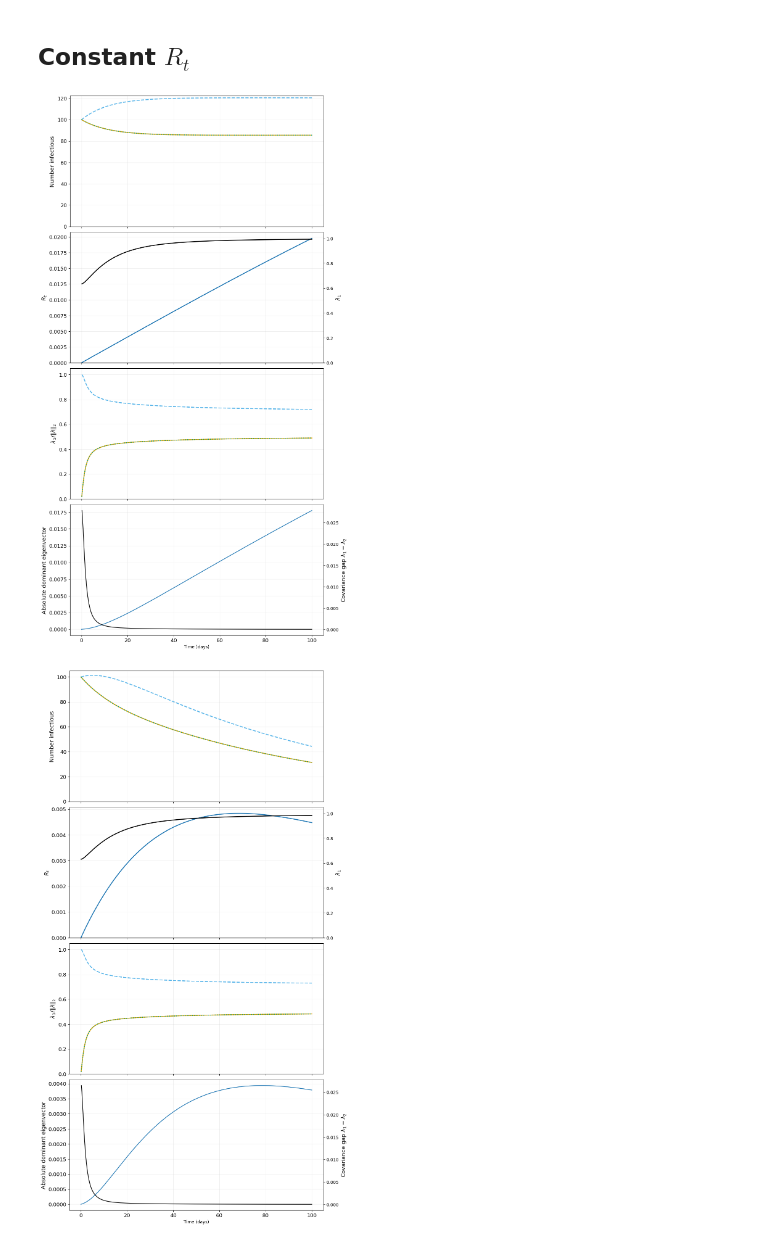
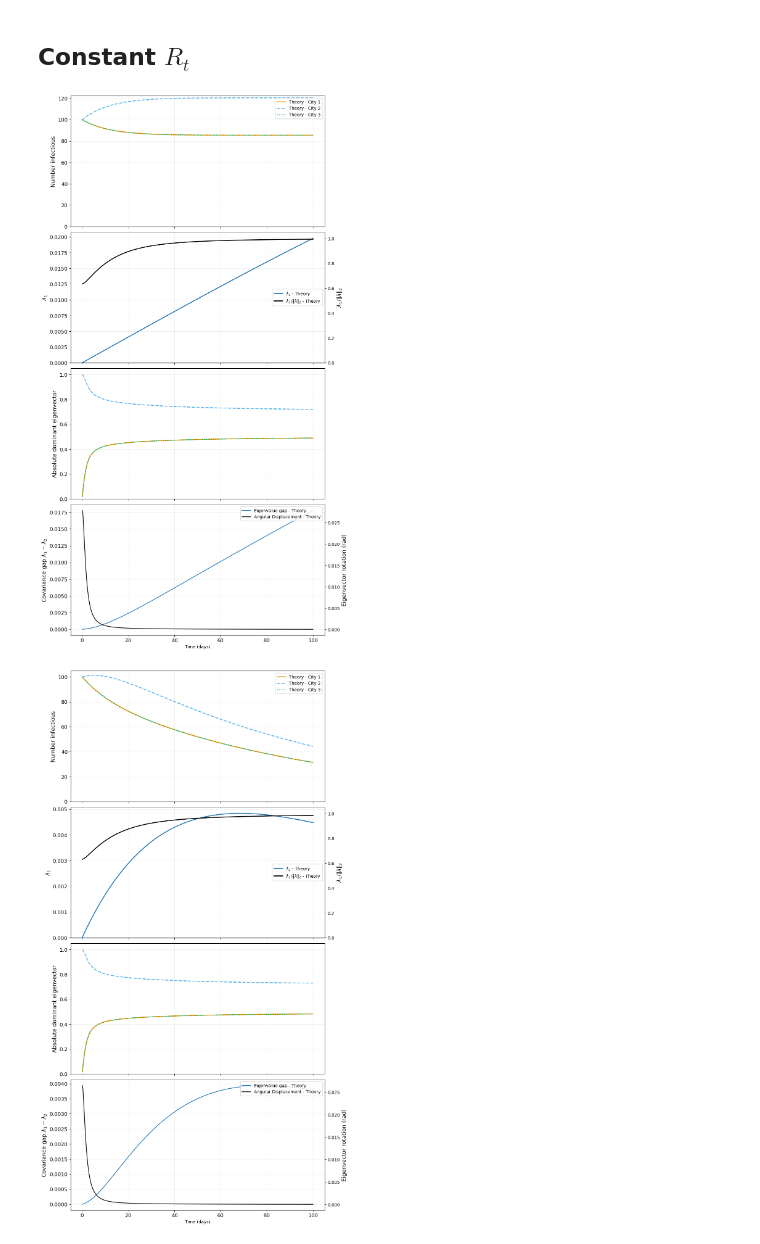
Before and after one commit to joshlooks/covariance-matrix, a Jupyter notebook: sir_null_model.ipynb, the cells around one changed output. Cells and saved outputs as stored; diff of their text form; code cells hidden in the pictures.

```diff
--- a/sir_null_model.ipynb
+++ b/sir_null_model.ipynb
@@ -199,7 +199,7 @@ def plot_epidemic_results_null(results, ts, npi_time=None,save_path=None, legend
             ax.axvline(npi_time, color="k", alpha=0.6)
         ax.grid(alpha=0.2)
         ax.tick_params(labelsize=12)
-    labels = ["Number infectious", r"$R_t$", r"$\lambda_1$",
+    labels = ["Number infectious", r"$\lambda_1$",
               r"$\lambda_1/\|\lambda\|_2$", "Absolute dominant eigenvector",
               r"Covariance gap $\lambda_1-\lambda_2$", "Eigenvector rotation (rad)"]
     axs_label = [axs[0], axs[1], ax1, axs[2], axs[3], ax3]
@@ -211,6 +211,19 @@ def plot_epidemic_results_null(results, ts, npi_time=None,save_path=None, legend
     ax1.set_ylim(0, 1.05)
     axs[2].set_ylim(0, 1.05)
     axs[-1].set_xlabel("Time (days)")
+    axs[0].legend(fontsize=10, loc="upper right")
+    if legend:
+        twin_pairs = [(axs[1], ax1), (axs[3], ax3)]
+        for primary_ax, secondary_ax in twin_pairs:
+            handles, labels_text = primary_ax.get_legend_handles_labels()
+            if secondary_ax is not None:
+                h2, l2 = secondary_ax.get_legend_handles_labels()
+                handles += h2
+                labels_text += l2
+            if primary_ax == axs[1]:
+                primary_ax.legend(handles, labels_text, fontsize=10, loc="center right")
+            else:
+                primary_ax.legend(handles, labels_text, fontsize=10, loc="upper right")
     if save_path:
         path = Path(save_path)
         path.parent.mkdir(parents=True, exist_ok=True)
@@ -238,26 +251,26 @@ def meta_int_null(X, t, beta0, gamma, mu, Na, Rt_target=100000.0):
 # %%
 # parameters
 N_cities = 3
 T_max = 100
 b_w = 0.231
 b_b = 0.12
 beta_matrix = np.array([[b_w,b_b,0],[b_b,b_w,b_b],[0,b_b,b_w]])
 gamma = 0.1
 mu = 1/(80*365)
 N_population = 100000
 
 Ii = np.array([100,100,100])
 Si = N_population - Ii
 
 betat = lambda t: beta_matrix
 days = np.arange(0,101,1)
 ts = np.arange(0,100.1,0.1)
 results_null = analyze_epidemic_data_null('constant', betat, ts, gamma, mu, N_population, Si, Ii, 0.005)
-plot_epidemic_results_null(results_null, ts, save_path = "Rev_Figures/sir_null_model.png")
+plot_epidemic_results_null(results_null, ts, save_path = "Rev_Figures/sir_null_model.pdf")
 # %% [output]
-[figure, old version]
+[figure, new version]
 # %%
 results_null = analyze_epidemic_data_null('constant', betat, ts, gamma, mu, N_population, Si, Ii, 0.005, 90000)
-plot_epidemic_results_null(results_null, ts, save_path = "Rev_Figures/sir_null_model_decrease.png")
+plot_epidemic_results_null(results_null, ts, save_path = "Rev_Figures/sir_null_model_decrease.pdf")
 # %% [output]
-[figure, old version]
+[figure, new version]
```
Also changed, not shown: 58 other files.
